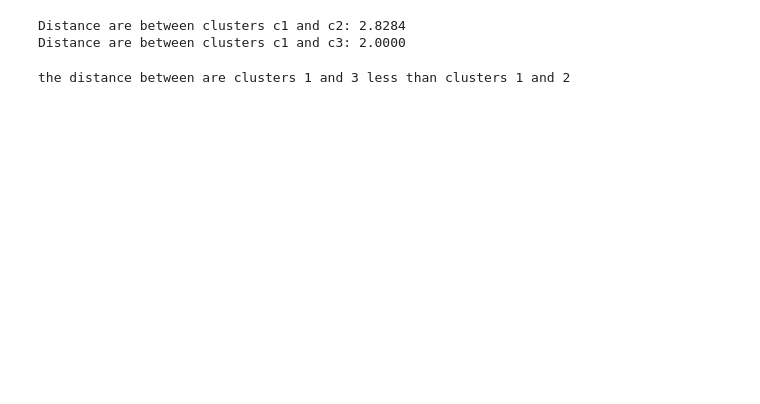
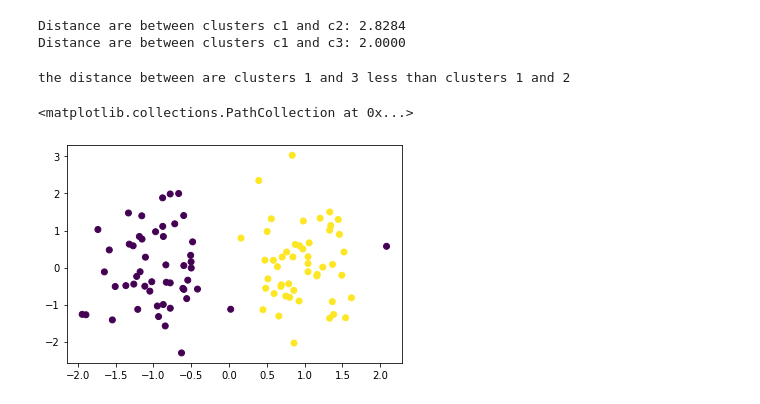
Before and after one commit to Stynic/train_ml_math, a Jupyter notebook: ml/low_level/module_7/notebook_7.ipynb, the cells around one changed output. Drawn from its saved outputs; the diff is of its cells as text; code cells hidden in the pictures; blank space fills up the shorter version.

```diff
--- a/ml/low_level/module_7/notebook_7.ipynb
+++ b/ml/low_level/module_7/notebook_7.ipynb
@@ -26,0 +31,11 @@ the distance between are clusters 1 and 3 less than clusters 1 and 2
+# %%
+with open('clustering.pkl', 'rb') as file:
+    data_clustering = pickle.load(file)
+
+x = data_clustering['X']
+y = data_clustering['Y']
+# %%
+plt.scatter(x[:,0], x[:,1], marker='o', c=y)
+# %% [output]
+<matplotlib.collections.PathCollection at 0x...>
+[figure, added]
```
Also changed, not shown: parts of 2 cells of this notebook, 2 other files.
